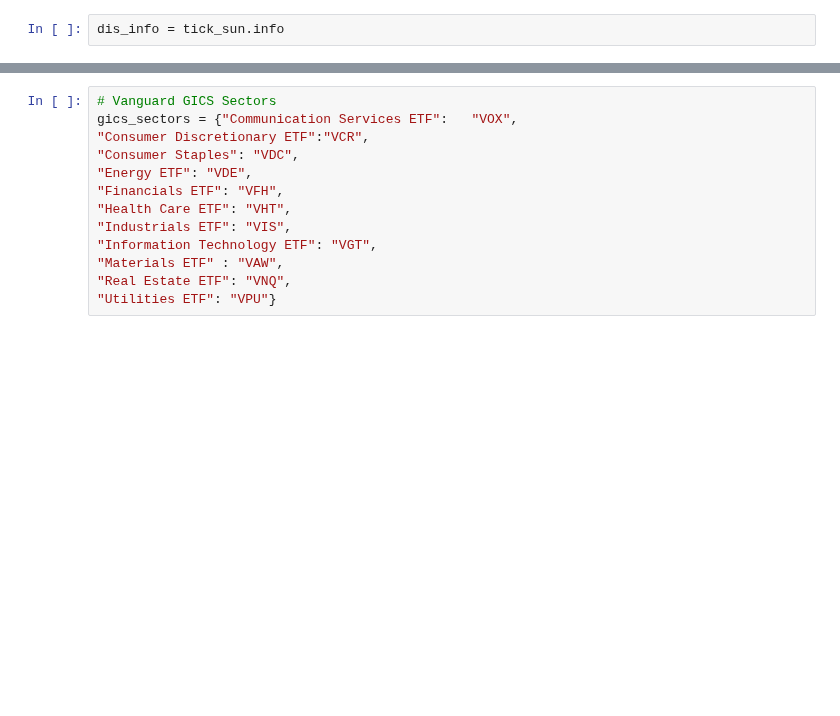
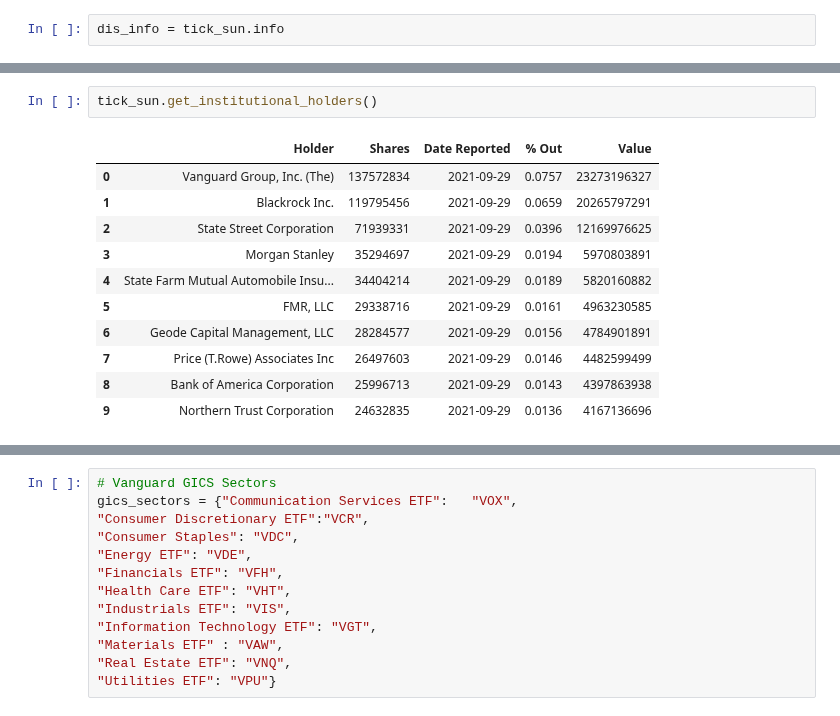
Before and after one commit to kyle-rgb/Discord_Project, a Jupyter notebook: notebooks/Data_Cleaning.ipynb, the cells around one changed output, grey strips where cells are left out. Saved outputs shown, nothing was run; the diff lists cells and outputs as text; blank space fills up the shorter version.

```diff
--- a/notebooks/Data_Cleaning.ipynb
+++ b/notebooks/Data_Cleaning.ipynb
@@ -2641,2 +2640,16 @@ dis_info
  'logo_url': 'https://logo.clearbit.com/thewaltdisneycompany.com',
  'trailingPegRatio': 1.1122}
+# %%
+tick_sun.get_institutional_holders()
+# %% [output]
+|  | Holder | Shares | Date Reported | % Out | Value |
+| 0 | Vanguard Group, Inc. (The) | 137572834 | 2021-09-29 | 0.0757 | 23273196327 |
+| 1 | Blackrock Inc. | 119795456 | 2021-09-29 | 0.0659 | 20265797291 |
+| 2 | State Street Corporation | 71939331 | 2021-09-29 | 0.0396 | 12169976625 |
+| 3 | Morgan Stanley | 35294697 | 2021-09-29 | 0.0194 | 5970803891 |
+| 4 | State Farm Mutual Automobile Insu... | 34404214 | 2021-09-29 | 0.0189 | 5820160882 |
+| 5 | FMR, LLC | 29338716 | 2021-09-29 | 0.0161 | 4963230585 |
+| 6 | Geode Capital Management, LLC | 28284577 | 2021-09-29 | 0.0156 | 4784901891 |
+| 7 | Price (T.Rowe) Associates Inc | 26497603 | 2021-09-29 | 0.0146 | 4482599499 |
+| 8 | Bank of America Corporation | 25996713 | 2021-09-29 | 0.0143 | 4397863938 |
+| 9 | Northern Trust Corporation | 24632835 | 2021-09-29 | 0.0136 | 4167136696 |
```
Also changed, not shown: parts of 20 cells of this notebook, 1 other file.
